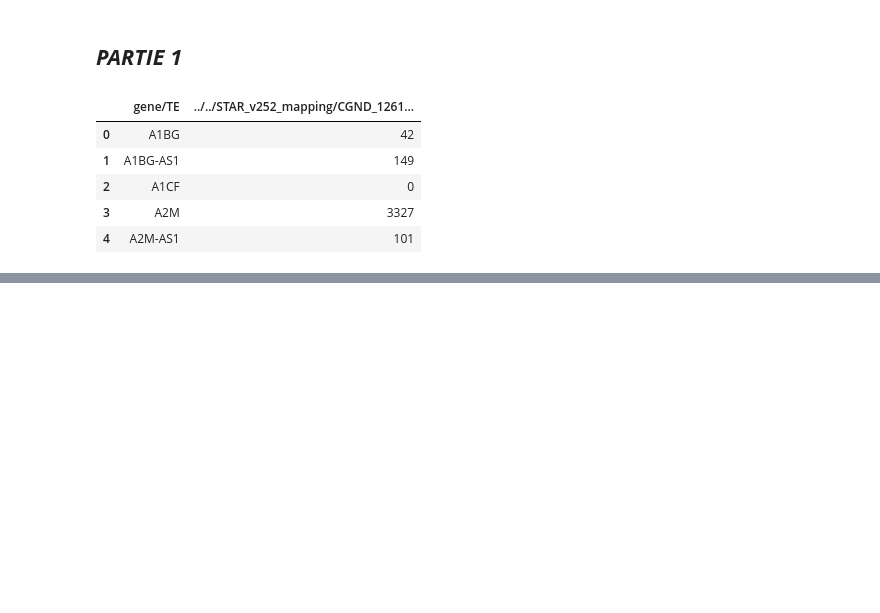
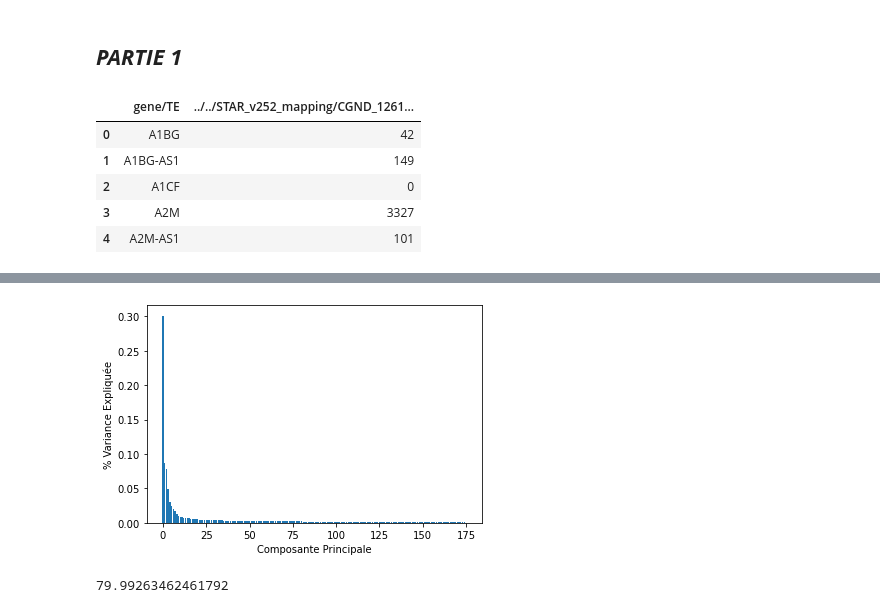
Before and after one commit to SamSamV/Bio-info, a Jupyter notebook: main.ipynb, the cells around one changed output, grey strips where cells are left out. Cells and saved outputs as stored; diff of their text form; code cells hidden in the pictures; blank space fills up the shorter version.

```diff
--- a/main.ipynb
+++ b/main.ipynb
@@ -243,0 +343,31 @@ plt.plot(val)
+# %%
+# on crée une instance de l'objet StandardScaler pour centrer et réduire les données
+scaler = StandardScaler()
+# on transforme les données originales en données centrées et réduites
+X_scaled = scaler.fit_transform(data1.get_data_matrix())
+
+# on crée une instance de l'objet PCA en spécifiant le nombre de composantes principales souhaité
+pca = PCA(n_components=176)
+# on applique l'analyse en composantes principales aux données centrées et réduites
+X_pca = pca.fit_transform(X_scaled)
+# %%
+plt.bar(range(pca.n_components_), pca.explained_variance_ratio_)
+plt.xlabel('Composante Principale')
+plt.ylabel('% Variance Expliquée')
+plt.show()
+# %% [output]
+[figure, added]
+# %%
+
+# on crée une instance de l'objet StandardScaler pour centrer et réduire les données
+scaler = StandardScaler()
+# on transforme les données originales en données centrées et réduites
+X_scaled = scaler.fit_transform(data1.get_data_matrix())
+pca = PCA(n_components=51)
+# on applique l'analyse en composantes principales aux données centrées et réduites
+X_pca = pca.fit_transform(X_scaled)
+
+variance_cumulee = sum(pca.explained_variance_ratio_)*100
+print(variance_cumulee)
+# %% [output]
+79.99263462461792
```
Also changed, not shown: parts of 70 cells of this notebook, 40 other files.
